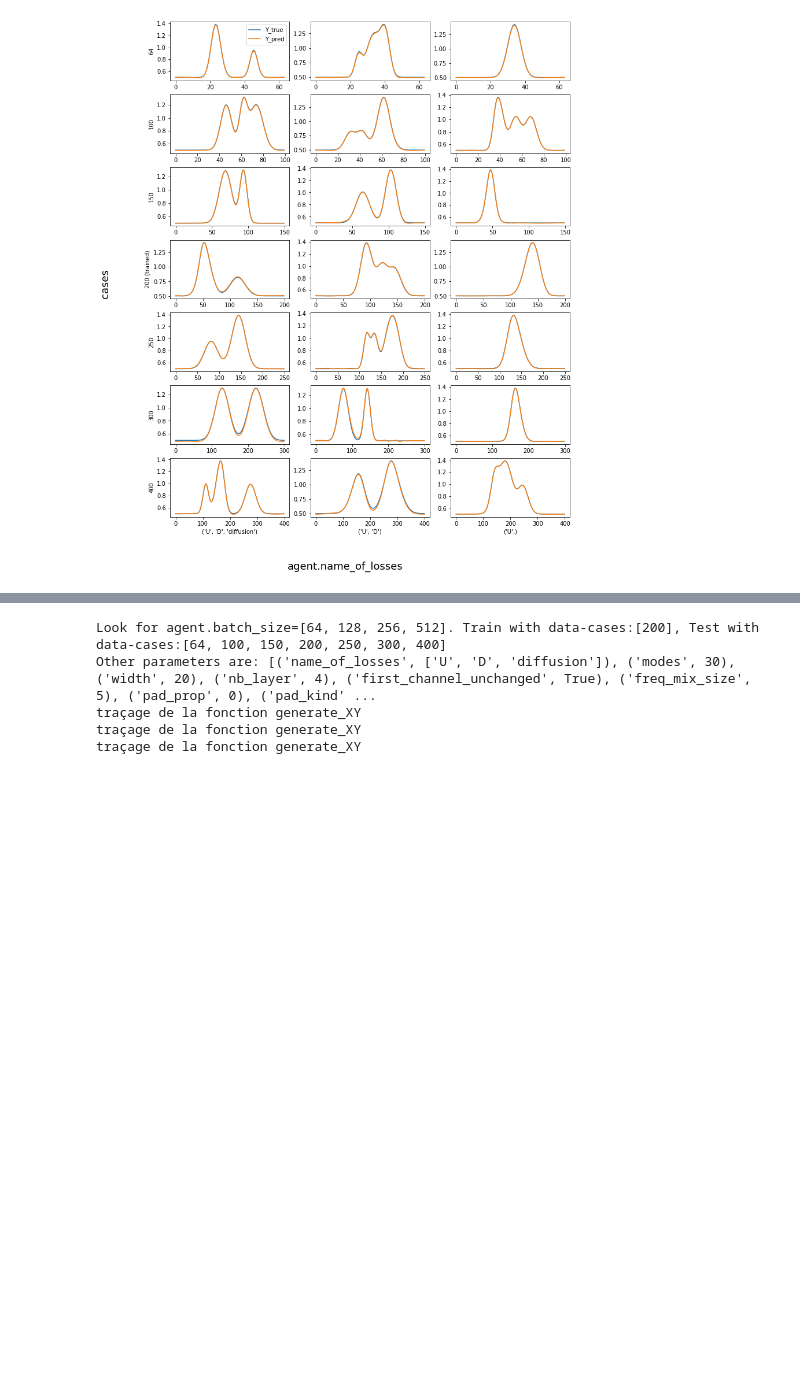
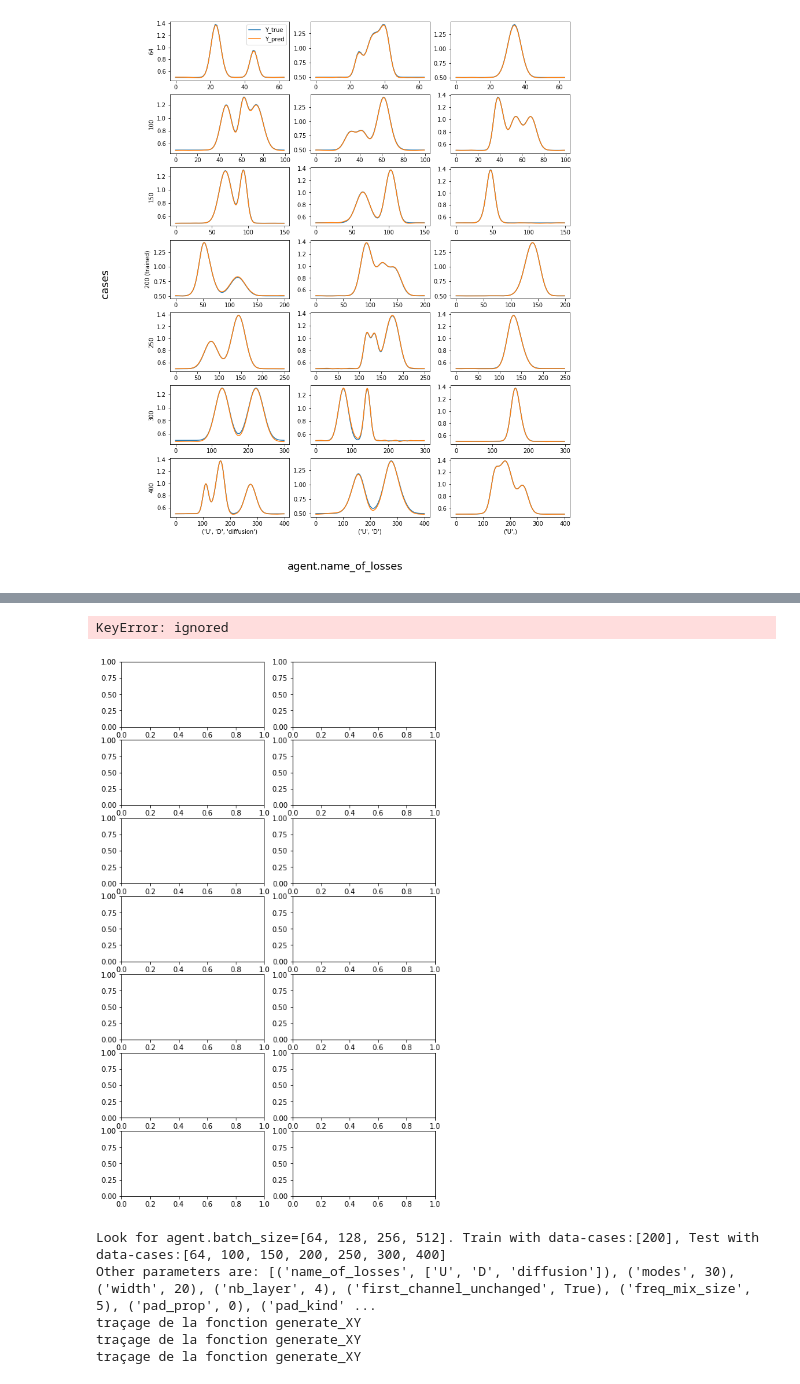
Before and after one commit to vincentvigon/small_libs, a Jupyter notebook: fourier_neural_operator/test_newton/run1_newton_with_grid_up.ipynb, the cells around one changed output, grey strips where cells are left out. Cells and saved outputs as stored; diff of their text form; code cells hidden in the pictures; blank space fills up the shorter version.

```diff
--- a/fourier_neural_operator/test_newton/run1_newton_with_grid_up.ipynb
+++ b/fourier_neural_operator/test_newton/run1_newton_with_grid_up.ipynb
@@ -356,3 +376,8 @@ gridup.plot_prediction();
+# %%
+gridup.plot_prediction({"i":0,"residues":True});
+# %% [output]
+KeyError: ignored
+[figure, added]
 # %%
 gridup.watch_param("batch_size");
 # %% [output]
```
Also changed, not shown: parts of 5 cells of this notebook, 1 other file.
